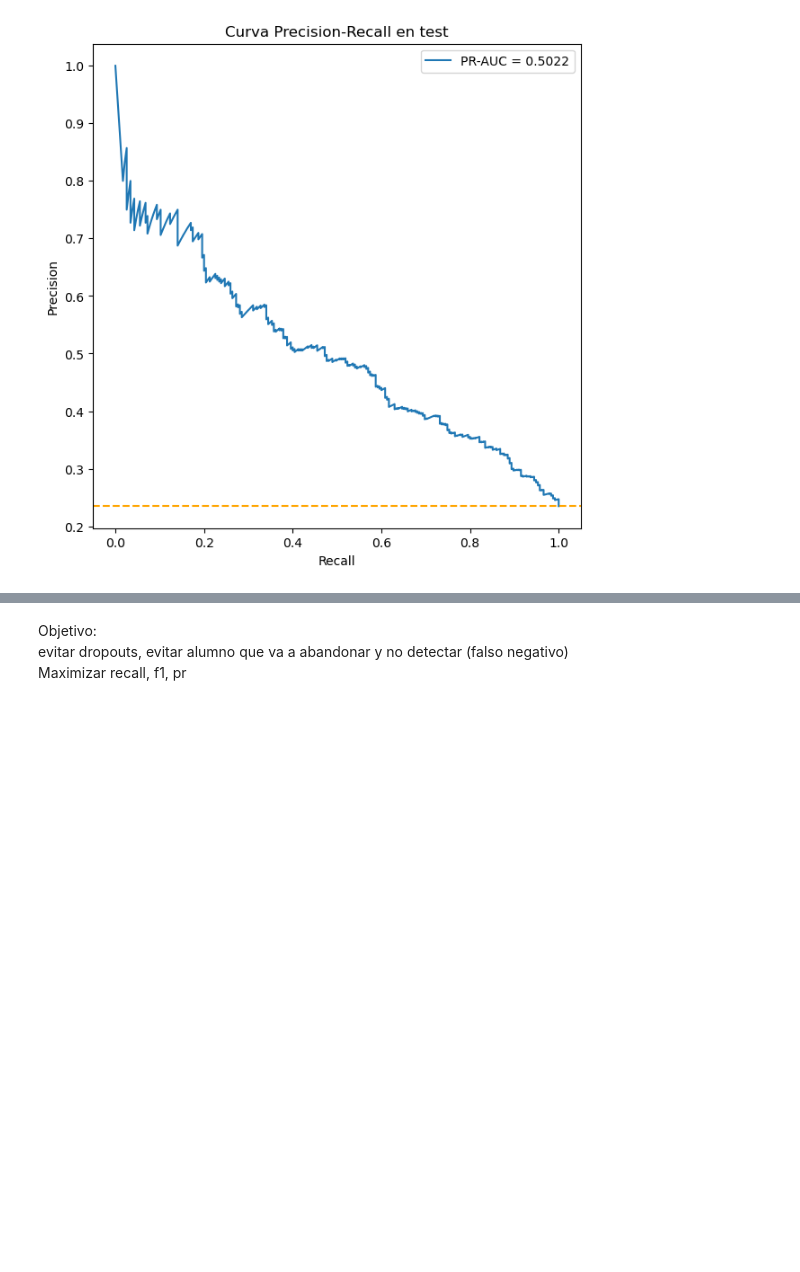
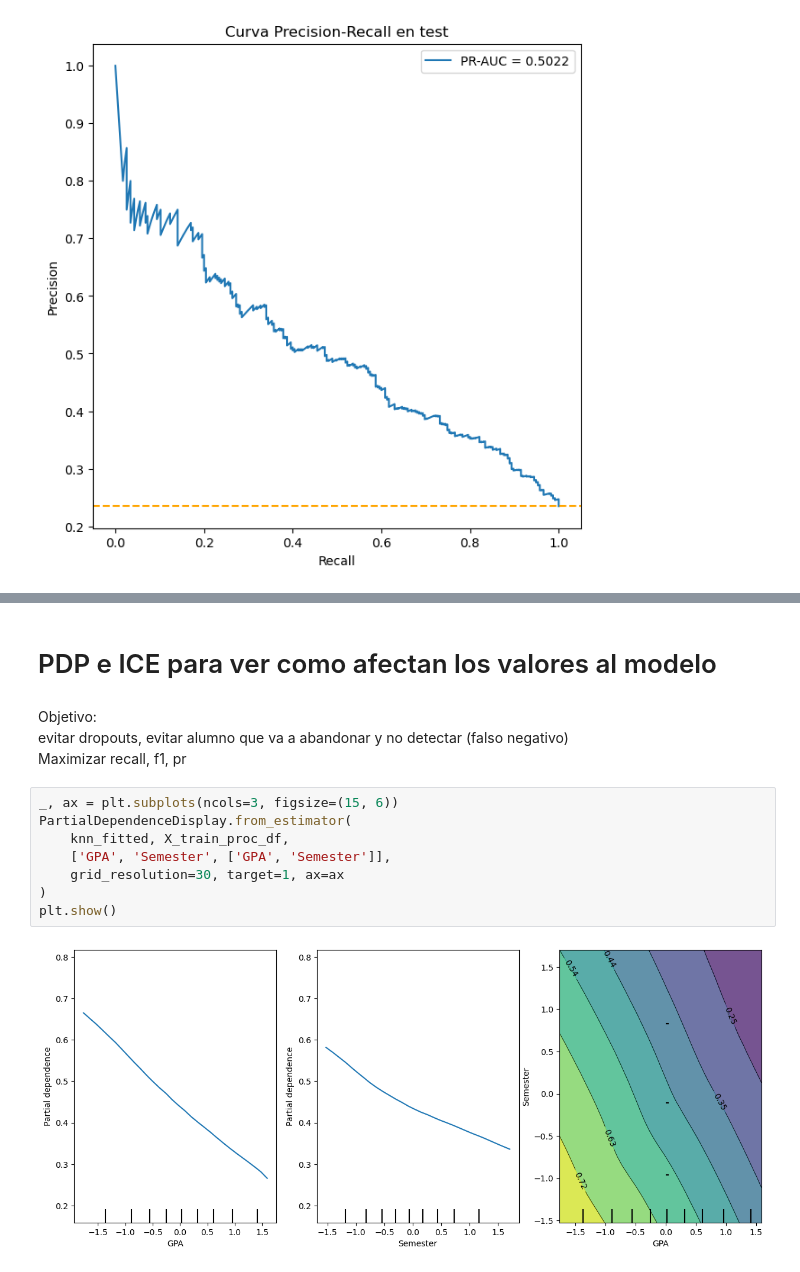
Before and after one commit to MakiBuu/Dropout-Prediction-Data-Mining, a Jupyter notebook: drop_prediction.ipynb, the cells around one changed output, grey strips where cells are left out. Drawn from its saved outputs; the diff is of its cells as text; blank space fills up the shorter version.

```diff
--- a/drop_prediction.ipynb
+++ b/drop_prediction.ipynb
@@ -1318,4 +1456,16 @@ plt.show()
+# %% [markdown]
+# PDP e ICE para ver como afectan los valores al modelo
 # %% [markdown]
 Objetivo:
 evitar dropouts, evitar alumno que va a abandonar y no detectar (falso negativo)
 Maximizar recall, f1, pr
+# %%
+_, ax = plt.subplots(ncols=3, figsize=(15, 6))
+PartialDependenceDisplay.from_estimator(
+    knn_fitted, X_train_proc_df,
+    ['GPA', 'Semester', ['GPA', 'Semester']],
+    grid_resolution=30, target=1, ax=ax
+)
+plt.show()
+# %% [output]
+[figure, added]
```
Also changed, not shown: parts of 15 cells of this notebook.
